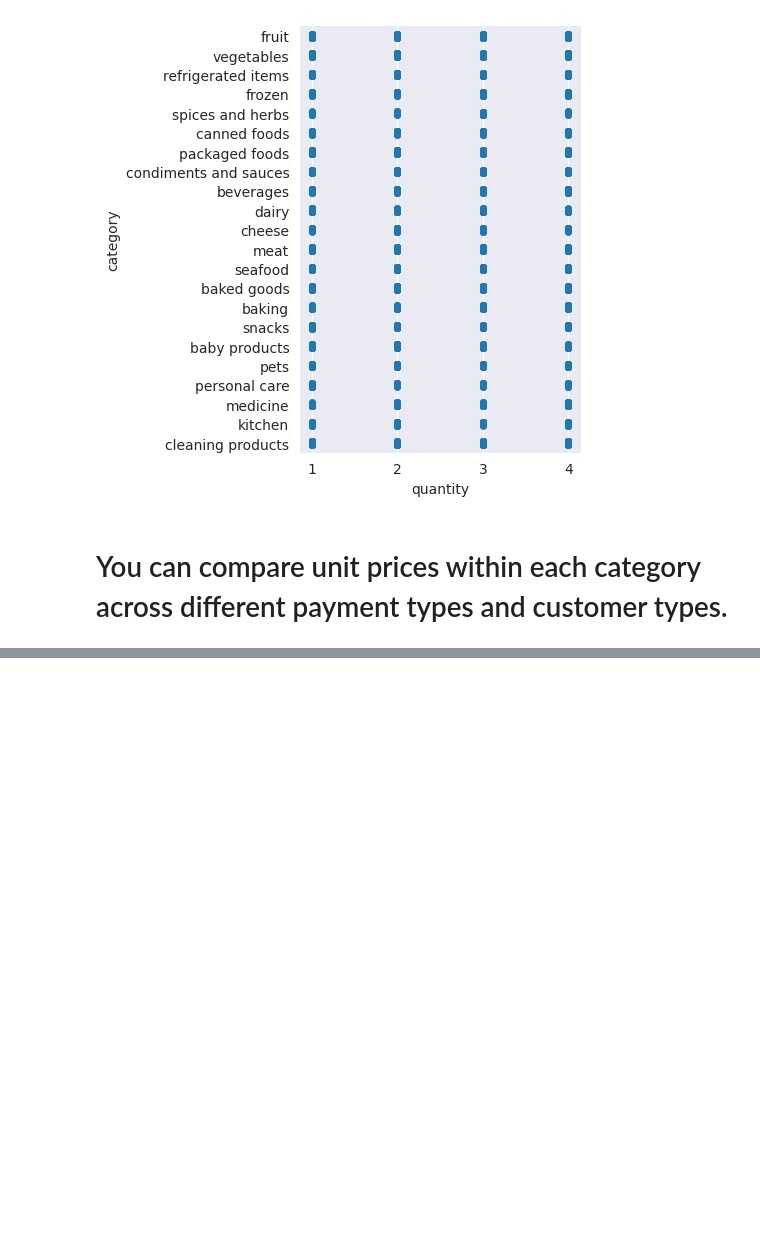
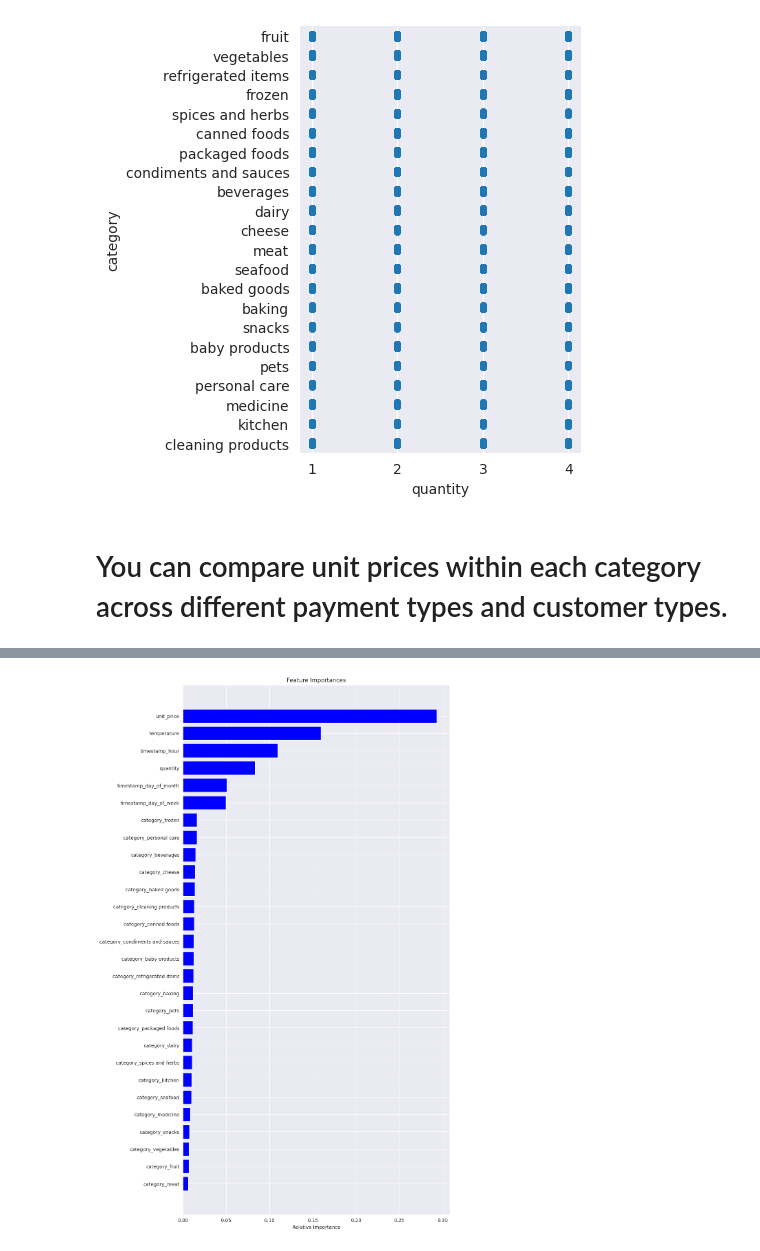
Before and after one commit to BHAVIN-VHANESHA/Data-Scientist-Industrial-Training, a Jupyter notebook: Projects - Data Analysis/GALA_GROCERIES.ipynb, the cells around one changed output, grey strips where cells are left out. Saved outputs shown, nothing was run; the diff lists cells and outputs as text; code cells hidden in the pictures; blank space fills up the shorter version.

```diff
--- a/Projects - Data Analysis/GALA_GROCERIES.ipynb
+++ b/Projects - Data Analysis/GALA_GROCERIES.ipynb
@@ -252,0 +629,3 @@ plt.show()
+# %%
+K = 10
+split = 0.75
@@ -252,0 +637,30 @@ plt.show()
+# %%
+accuracy = []
+
+for fold in range(0, K):
+
+    # Instantiate algorithm
+    model = RandomForestRegressor()
+    scaler = StandardScaler()
+
+    # Create training and test samples
+    X_train, X_test, y_train, y_test = train_test_split(X, y, train_size=split, random_state=42)
+
+    # Scale X data, we scale the data because it helps the algorithm to converge
+    # and helps the algorithm to not be greedy with large values
+    scaler.fit(X_train)
+    X_train = scaler.transform(X_train)
+    X_test = scaler.transform(X_test)
+
+    # Train model
+    trained_model = model.fit(X_train, y_train)
+
+    # Generate predictions on test sample
+    y_pred = trained_model.predict(X_test)
+
+    # Compute accuracy, using mean absolute error
+    mae = mean_absolute_error(y_true=y_test, y_pred=y_pred)
+    accuracy.append(mae)
+    print(f"Fold {fold + 1}: MAE = {mae:.3f}")
+
+print(f"Average MAE: {(sum(accuracy) / len(accuracy)):.2f}")
@@ -252,0 +682,13 @@ plt.show()
+# %%
+features = [i.split("__")[0] for i in X.columns]
+importances = model.feature_importances_
+indices = np.argsort(importances)
+
+fig, ax = plt.subplots(figsize=(10, 20))
+plt.title('Feature Importances')
+plt.barh(range(len(indices)), importances[indices], color='b', align='center')
+plt.yticks(range(len(indices)), [features[i] for i in indices])
+plt.xlabel('Relative Importance')
+plt.show()
+# %% [output]
+[figure, added]
```
Also changed, not shown: parts of 69 cells of this notebook.
